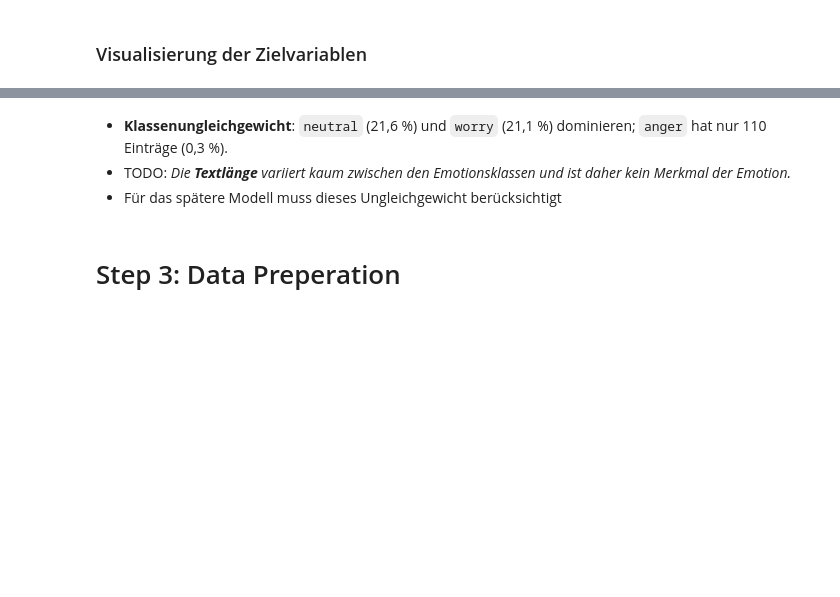
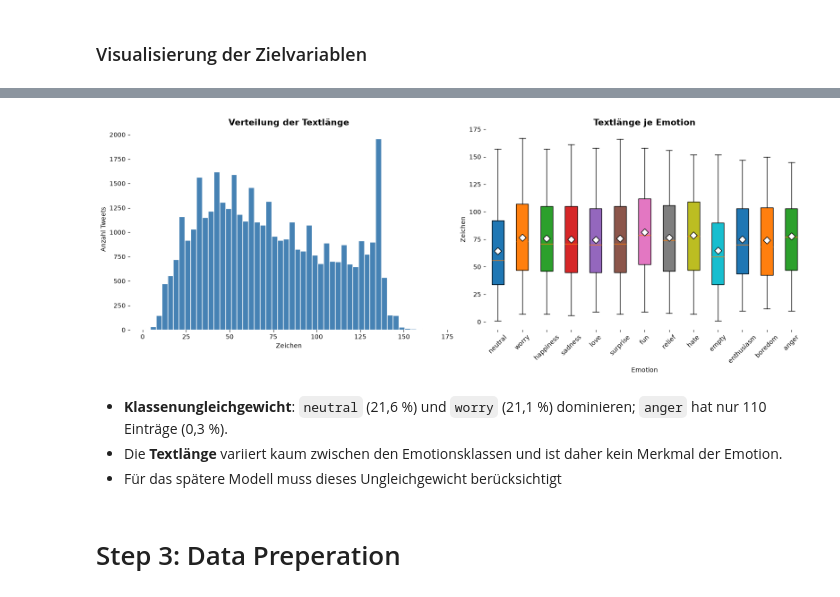
Before and after one commit to Anas2308/Neue_Konzepte_Portfolio, a Jupyter notebook: notebooks/manuel.ipynb, the cells around one changed output, grey strips where cells are left out. Saved outputs shown, nothing was run; the diff lists cells and outputs as text; code cells hidden in the pictures; blank space fills up the shorter version.

```diff
--- a/notebooks/manuel.ipynb
+++ b/notebooks/manuel.ipynb
@@ -129,6 +166,32 @@ plt.show()
+# %%
+content_len = df.assign(text_length=df["content"].str.len())
+
+fig, (ax_hist, ax_box) = plt.subplots(1, 2, figsize=(16, 6))
+
+ax_hist.hist(content_len["text_length"], bins=50, color="steelblue", edgecolor="white")
+ax_hist.set_title("Verteilung der Textlänge", fontsize=14, fontweight="bold")
+ax_hist.set_xlabel("Zeichen")
+ax_hist.set_ylabel("Anzahl Tweets")
+ax_hist.spines[:].set_visible(False)
+
+data_per_emotion = [content_len[content_len["emotion"] == e]["text_length"].tolist() for e in labels]
+bp = ax_box.boxplot(data_per_emotion, tick_labels=labels, patch_artist=True, showmeans=True,
+                    meanprops=dict(marker="D", markersize=8, markerfacecolor="white", markeredgecolor="black"))
+for i, patch in enumerate(bp["boxes"]):
+    patch.set_facecolor(colors[i % len(colors)])
+ax_box.set_title("Textlänge je Emotion", fontsize=14, fontweight="bold")
+ax_box.set_xlabel("Emotion")
+ax_box.set_ylabel("Zeichen")
+ax_box.tick_params(axis="x", rotation=45)
+ax_box.spines[:].set_visible(False)
+
+plt.tight_layout()
+plt.show()
+# %% [output]
+[figure, added]
 # %% [markdown]
 - **Klassenungleichgewicht**: `neutral` (21,6 %) und `worry` (21,1 %) dominieren; `anger` hat nur 110 Einträge (0,3 %).
-- TODO: *Die **Textlänge** variiert kaum zwischen den Emotionsklassen und ist daher kein Merkmal der Emotion.*
+- Die **Textlänge** variiert kaum zwischen den Emotionsklassen und ist daher kein Merkmal der Emotion.
 - Für das spätere Modell muss dieses Ungleichgewicht berücksichtigt
 # %% [markdown]
 # Step 3: Data Preperation
```
Also changed, not shown: parts of 70 cells of this notebook.
